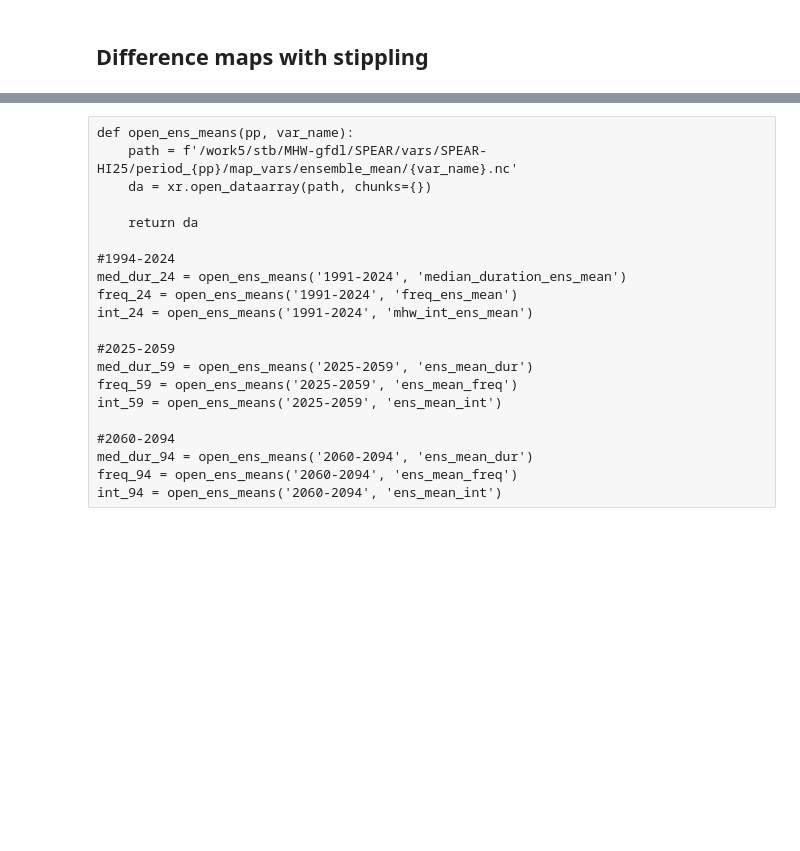
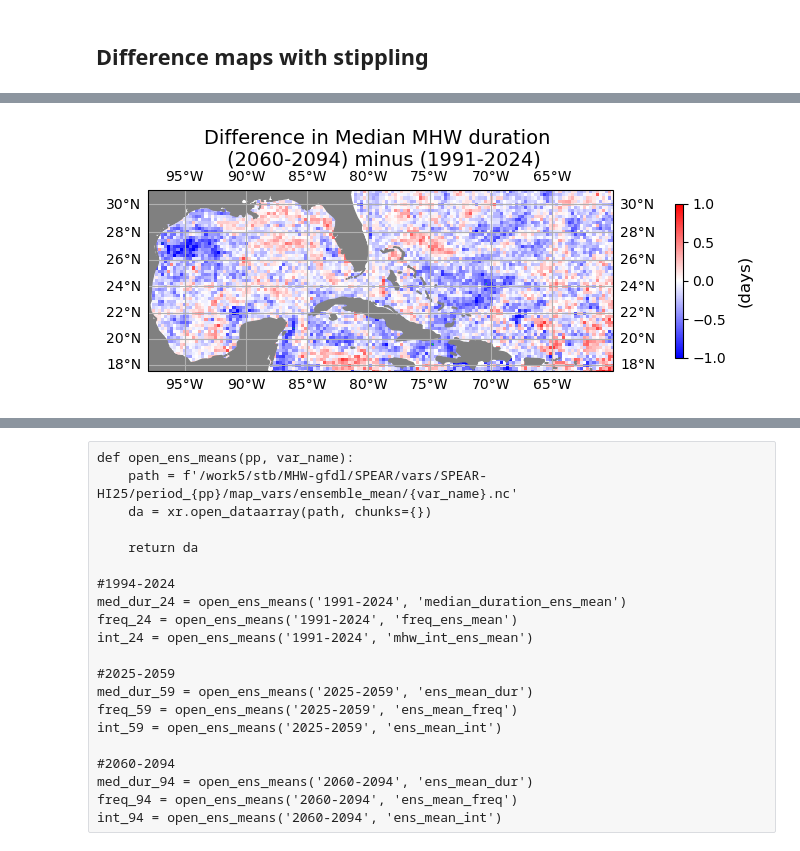
Before and after one commit to shanicetbailey/MHW-gfdl, a Jupyter notebook: 1c0_define-MHW-SPEAR-hi25.ipynb.ipynb, the cells around one changed output, grey strips where cells are left out. Cells and saved outputs as stored; diff of their text form; code cells hidden in the pictures; blank space fills up the shorter version.

```diff
--- a/1c0_define-MHW-SPEAR-hi25.ipynb.ipynb
+++ b/1c0_define-MHW-SPEAR-hi25.ipynb.ipynb
@@ -543,0 +453,5 @@ robust_freq_diff_2591.plot()#.contourf(levels=np.arange(-1,1.5,0.5), hatches=['.
+# %%
+cartopy_plot_single(dur_diff_6091.mean('ensemble'), 'bwr', '(days)',
+             'Difference in Median MHW duration \n (2060-2094) minus (1991-2024)', vmin=-1, vmax=1, hatch_mask=robust_dur_diff_6091);
+# %% [output]
+[figure, added]
```
Also changed, not shown: parts of 19 cells of this notebook.
